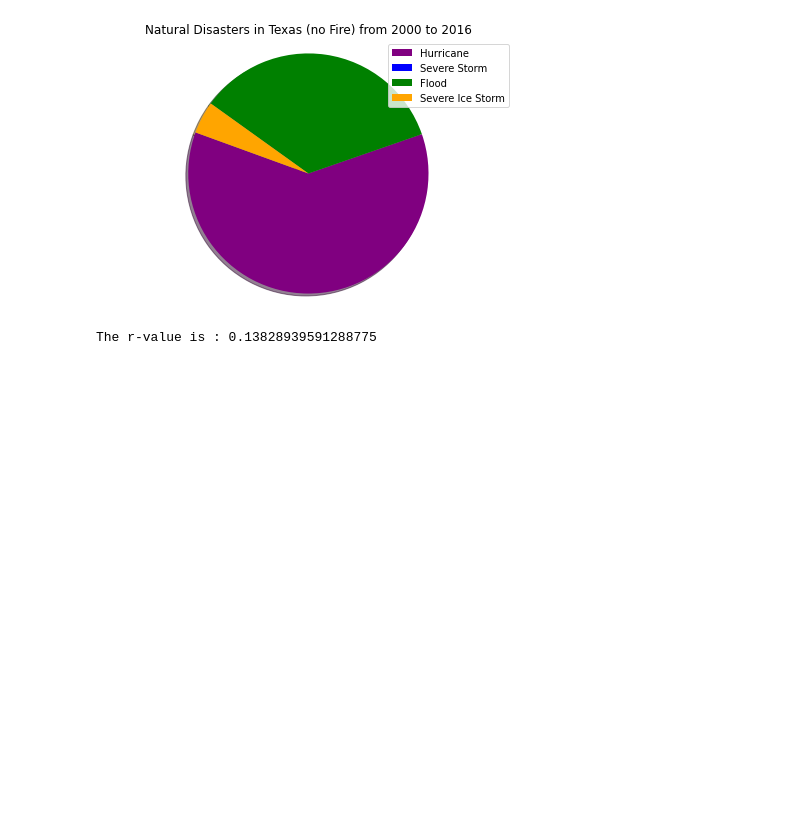
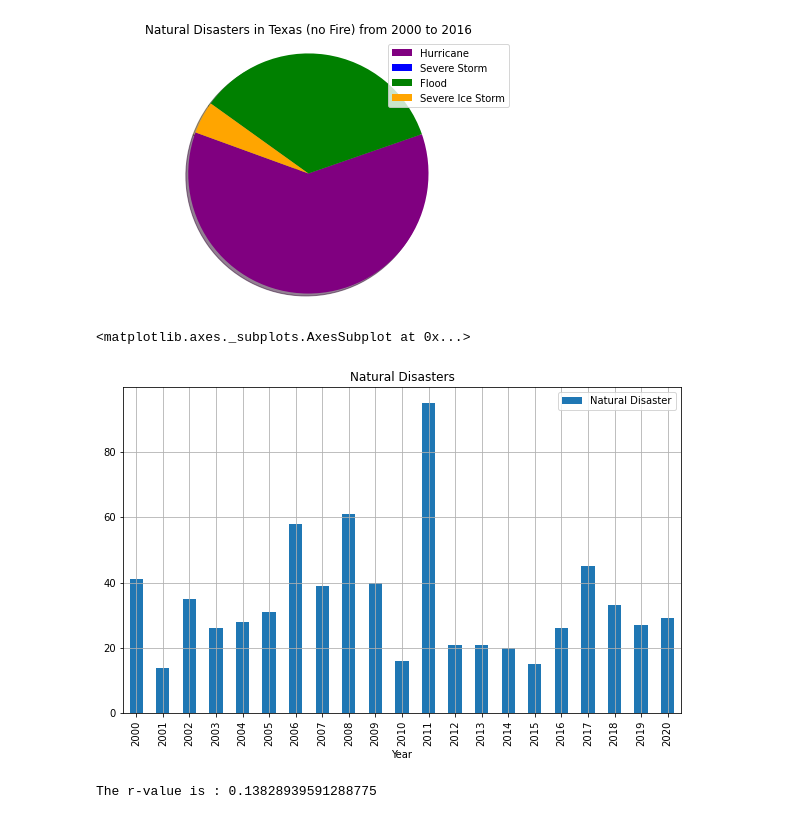
Before and after one commit to bleeclt/pro1group, a Jupyter notebook: natural_disaster_and_pollution.ipynb, the cells around one changed output. Saved outputs shown, nothing was run; the diff lists cells and outputs as text; code cells hidden in the pictures; blank space fills up the shorter version.

```diff
--- a/natural_disaster_and_pollution.ipynb
+++ b/natural_disaster_and_pollution.ipynb
@@ -967,6 +969,17 @@ plt.title("Natural Disasters in Texas (no Fire) from 2000 to 2016")
 plt.savefig("Images/TX_Disasters_No_Fire.png")
 # %% [output]
 [figure]
+# %%
+natural_disasters_df = disaster_clean.groupby('Year').count()[['Natural Disaster']]
+natural_disasters_df = natural_disasters_df[natural_disasters_df.index < "2021"]
+natural_disasters_df.head()
+
+
+
+natural_disasters_df.plot.bar(title='Natural Disasters',grid=True, figsize = (10,6))
+# %% [output]
+<matplotlib.axes._subplots.AxesSubplot at 0x...>
+[figure, added]
 # %%
 # Scatter plot of Florida SO2 Mean output vs NO2 Mean output
 flso2 = fl["SO2 Mean"]
```
Also changed, not shown: parts of 7 cells of this notebook, 1 other file.
